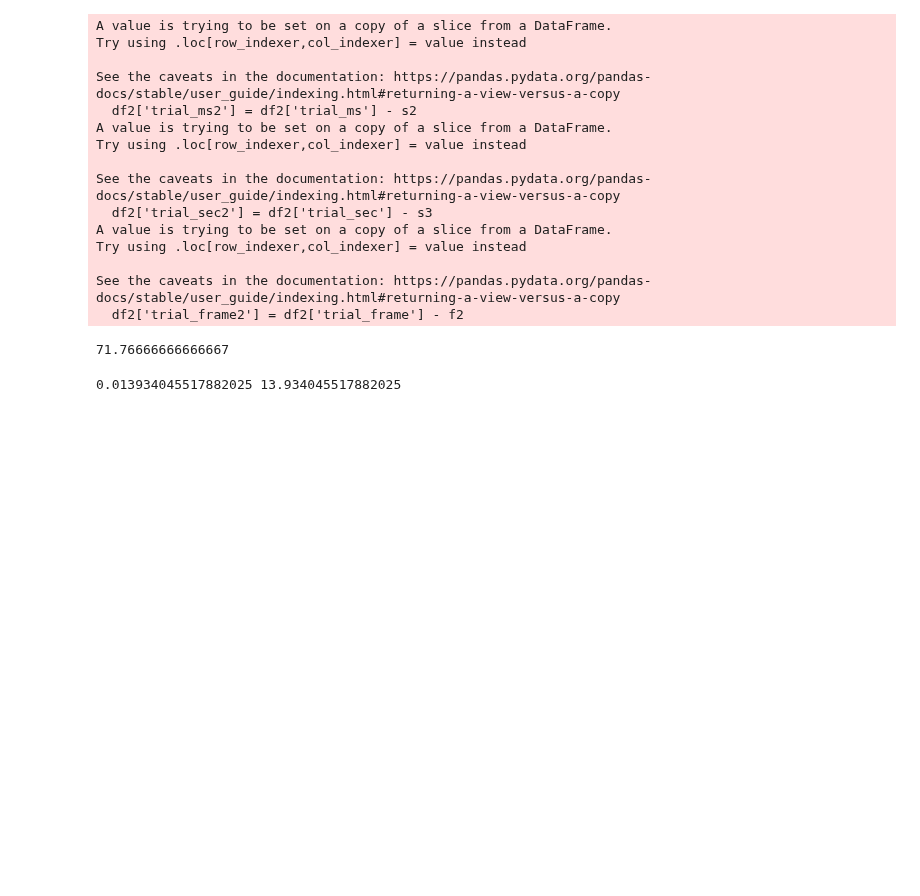
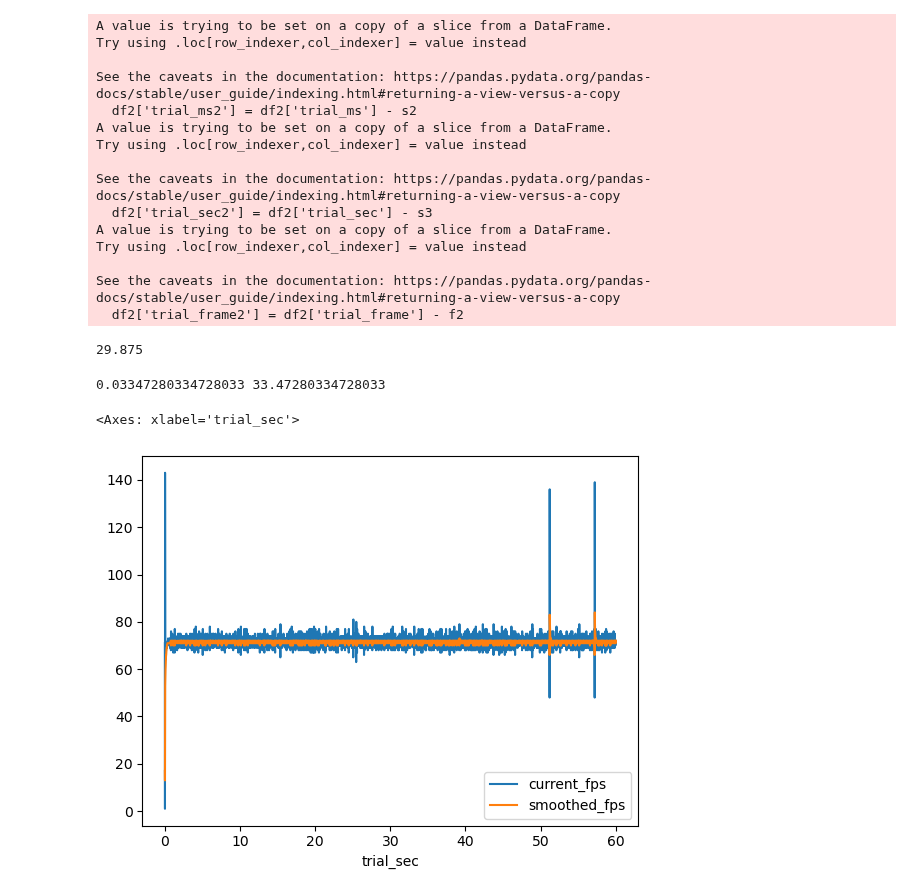
Before and after one commit to SimpleDevs-Research/RDW, a Jupyter notebook: python/Analysis.ipynb, the cells around one changed output. Drawn from its saved outputs; the diff is of its cells as text; code cells hidden in the pictures; blank space fills up the shorter version.

Commit message:
renaming trial files

```diff
--- a/python/Analysis.ipynb
+++ b/python/Analysis.ipynb
@@ -4,22 +5,29 @@ import os
 # %%
-SAMPLES_DIR = './samples/New/'
+SAMPLES_DIR = './samples/With_FPS/'
 TRIAL_DIRS = {
-    'pcvr-0':'PCVR-ConfThresh_0/',
-    'pcvr-0.5':'PCVR-ConfThresh_0.5/',
-    'battery-0':'Standalone-Battery-ConfThresh_0/',
-    'battery-0.5':'Standalone-Battery-ConfThresh_0.5/',
-    'powered-0':'Standalone-PluggedIn-ConfThresh_0/',
-    'powered-0.5':'Standalone-PluggedIn-ConfThresh_0.5/'
+    'pcvr':'PCVR-FPS-ConfThresh_0/',
+    'battery':'Standalone-Battery-FPS-ConfThresh_0/',
+    'powered':'Standalone-Powered-FPS-ConfThresh_0/',
+}
+FPS_FILES = {
+    'control':'FPS_Control.csv',
+    'control-rand':'FPS_Control-Rand.csv',
+    'min':'FPS_Min.csv',
+    'max':'FPS_Max.csv',
+    'max-rand':'FPS_Max-Rand.csv'
 }
 EYE_FILES = {
     'control':'Left_Eye_Control.csv',
-    'minimal':'Left_Eye_3.csv',
-    'trial_1':'Left_Eye_2.csv',
-    'trial_2':'Left_Eye_1.csv'
+    'control-rand':'Left_Eye_Control-Rand.csv',
+    'min':'Left_Eye_Min.csv',
+    'max':'Left_Eye_Max.csv',
+    'max-rand':'Left_Eye_Max-Rand.csv'
 }
 
-def get_filepath(trial_key, eye_key):
+def get_eye_filepath(trial_key, eye_key):
     return os.path.join(SAMPLES_DIR, TRIAL_DIRS[trial_key], EYE_FILES[eye_key])
+def get_fps_filepath(trial_key, eye_key):
+    return os.path.join(SAMPLES_DIR, TRIAL_DIRS[trial_key], FPS_FILES[eye_key])
 
 def read_trial(filepath:str, sec_from_end:float, sec_duration:float):
     # Read CSV
@@ -56,9 +64,9 @@ def read_trial(filepath:str, sec_from_end:float, sec_duration:float):
     # Return results
     return df4
 # %%
-df = read_trial(get_filepath('battery-0','control'), 10, 30)
+df = read_trial(get_eye_filepath('battery','control'), 10, 40)
 df_nonzero = df[df['rotation_x_diff'] != 0.0]
-sample_rate = len(df_nonzero)/30
+sample_rate = len(df_nonzero)/40
 sample_rate
 # %% [output]
 A value is trying to be set on a copy of a slice from a DataFrame.
@@ -76,10 +84,21 @@ Try using .loc[row_indexer,col_indexer] = value instead
 
 See the caveats in the documentation: https://pandas.pydata.org/pandas-docs/stable/user_guide/indexing.html#returning-a-view-versus-a-copy
   df2['trial_frame2'] = df2['trial_frame'] - f2
-71.76666666666667
+29.875
 # %%
-frame_duration_sec = 30/len(df_nonzero)
+frame_duration_sec = 40/len(df_nonzero)
 frame_duration_ms = frame_duration_sec * 1000
 print(frame_duration_sec, frame_duration_ms)
 # %% [output]
-0.013934045517882025 13.934045517882025
+0.03347280334728033 33.47280334728033
+# %%
+fps = pd.read_csv(get_fps_filepath('battery','control'))
+fps['trial_ms'] = fps['unix_ms'] - fps['unix_ms'].iloc[0]
+fps['trial_sec'] = fps['trial_ms']/1000
+
+fig, ax = plt.subplots(1,1)
+fps.plot(x='trial_sec',y='current_fps', ax=ax)
+fps.plot(x='trial_sec',y='smoothed_fps', ax=ax)
+# %% [output]
+<Axes: xlabel='trial_sec'>
+[figure, added]
```
Also changed, not shown: parts of 1 cell of this notebook, 54 other files.
